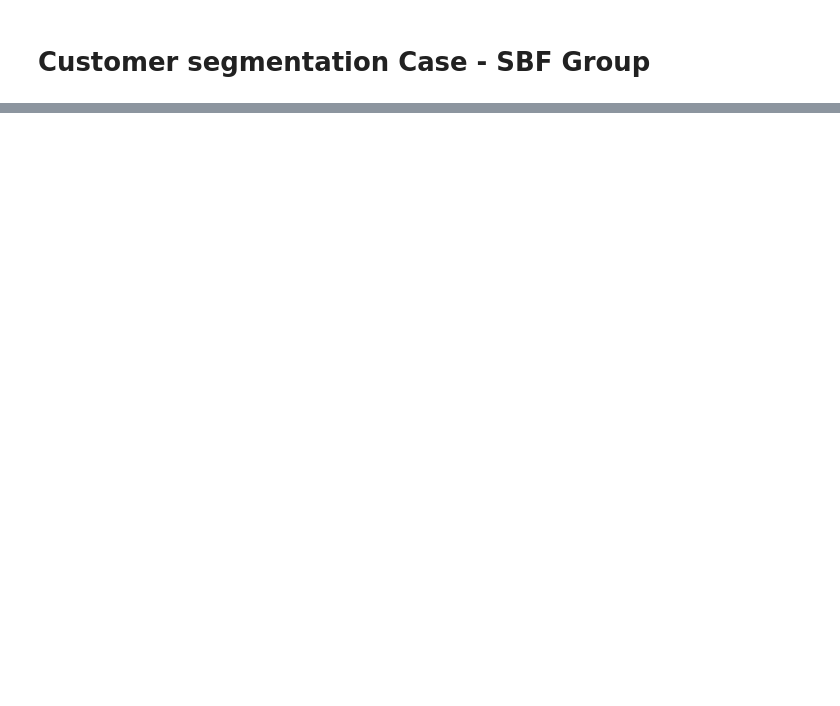
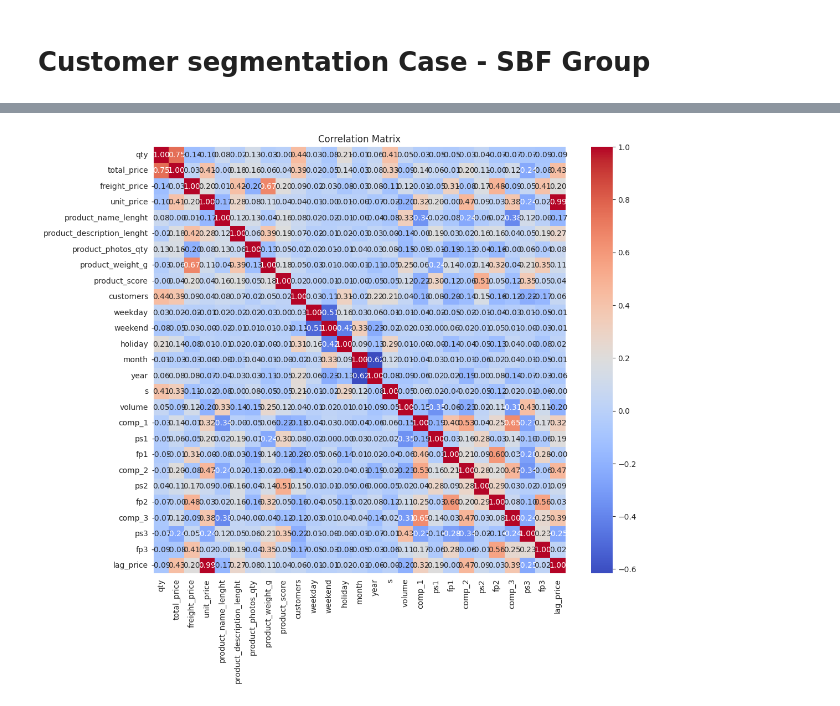
Before and after one commit to Janainareisnascimento/SBF-Group-cases, a Jupyter notebook: SBFGroup_Case_JanainaReis.ipynb, the cells around one changed output, grey strips where cells are left out. Drawn from its saved outputs; the diff is of its cells as text; code cells hidden in the pictures; blank space fills up the shorter version.

```diff
--- a/SBFGroup_Case_JanainaReis.ipynb
+++ b/SBFGroup_Case_JanainaReis.ipynb
@@ -399,0 +122,12 @@ print(contable)
+# %%
+
+numeric_cols = retail.select_dtypes(include=[np.number])
+corr_matrix = numeric_cols.corr()
+
+# Correlation matrix heatmap
+plt.figure(figsize=(12, 10))
+sns.heatmap(corr_matrix, annot=True, fmt=".2f", cmap='coolwarm')
+plt.title('Correlation Matrix')
+plt.show()
+# %% [output]
+[figure, added]
```
Also changed, not shown: parts of 95 cells of this notebook.
